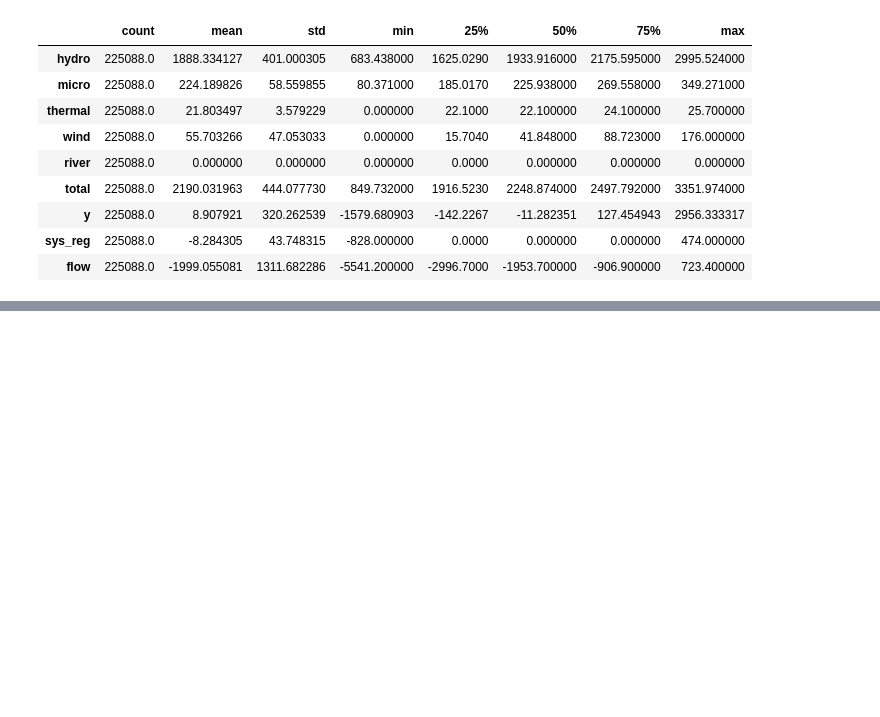
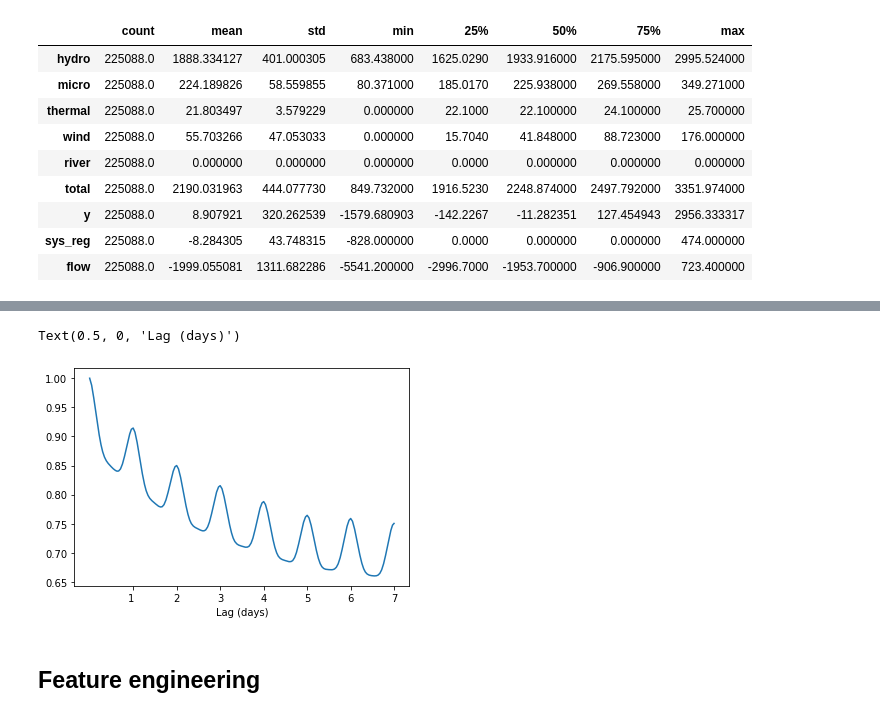
Before and after one commit to Kohmann/DL-power-imbalance-forecasting, a Jupyter notebook: data_exploration.ipynb, the cells around one changed output, grey strips where cells are left out. Cells and saved outputs as stored; diff of their text form; code cells hidden in the pictures; blank space fills up the shorter version.

```diff
--- a/data_exploration.ipynb
+++ b/data_exploration.ipynb
@@ -40,0 +107,13 @@ df.describe().transpose()
+# %%
+def crosscorr(datax, datay, lag=0):
+    return datax.corr(datay.shift(lag))
+xcov_hour = [crosscorr(df.hydro, df.hydro, lag=i) for i in range(12*24*7)]
+# %%
+plt.plot(xcov_hour)
+plt.xticks(np.arange(1,8,1) * 12*24, labels=['1 ', '2', '3', '4','5','6','7'])
+plt.xlabel('Lag (days)')
+# %% [output]
+Text(0.5, 0, 'Lag (days)')
+[figure, added]
+# %% [markdown]
+## Feature engineering
```
Also changed, not shown: parts of 40 cells of this notebook, 2 other files.
